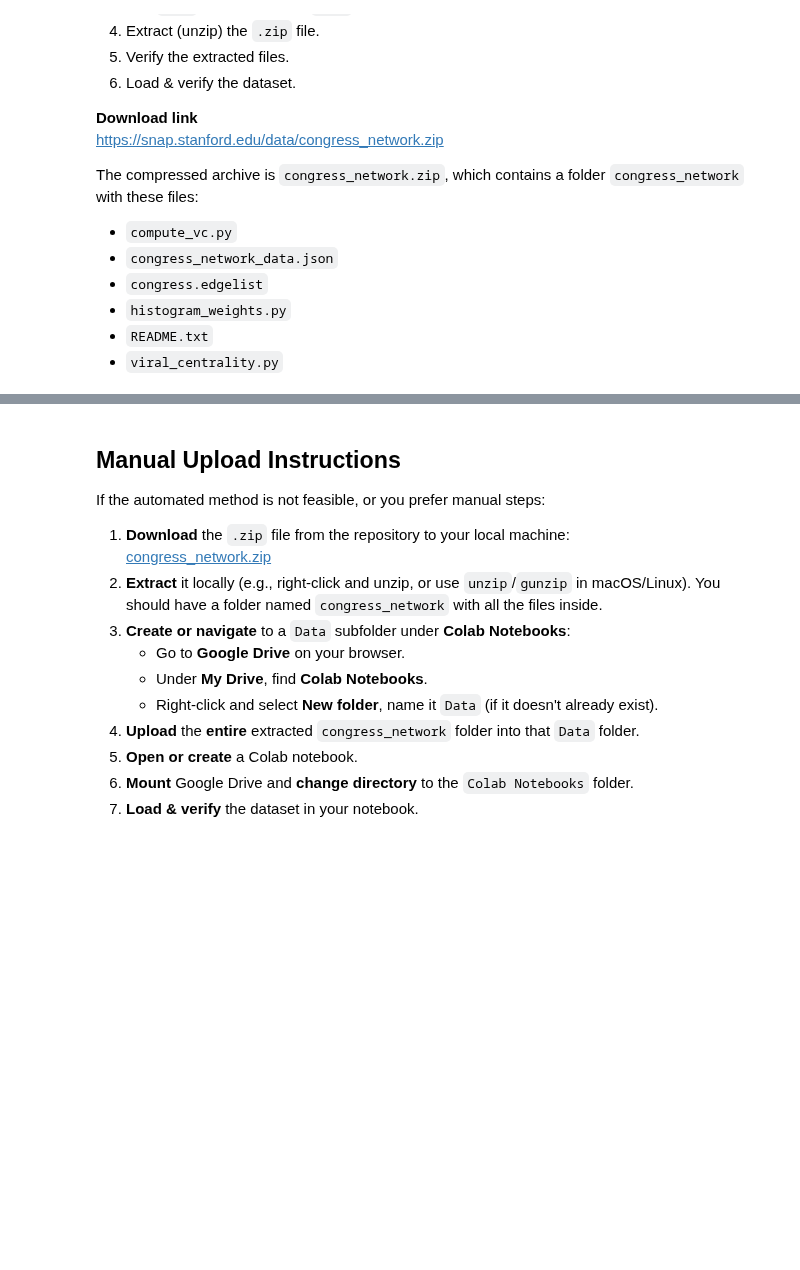
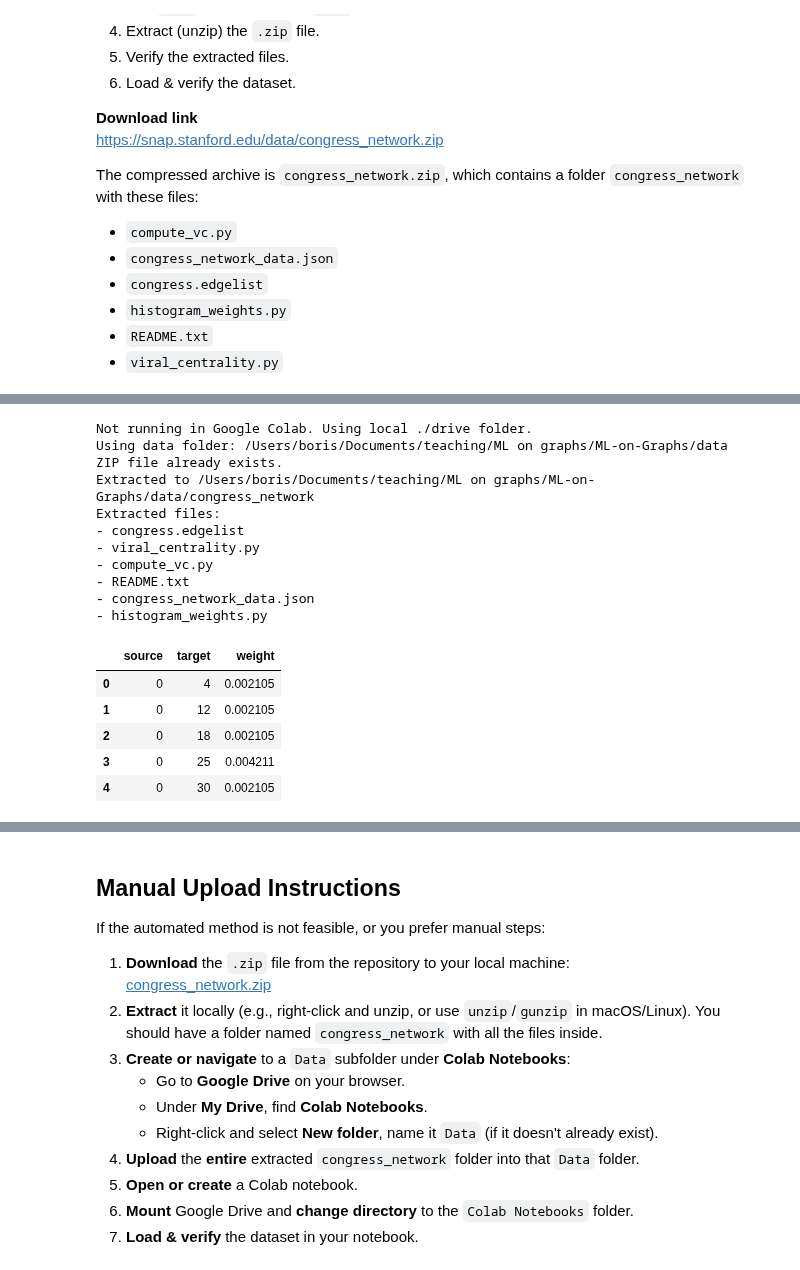
Before and after one commit to bgbg/ML-on-Graphs, a Jupyter notebook: 1_Introduction_to_Graphs_and_Networks.ipynb, the cells around one changed output, grey strips where cells are left out. Saved outputs shown, nothing was run; the diff lists cells and outputs as text; code cells hidden in the pictures; blank space fills up the shorter version.

```diff
--- a/1_Introduction_to_Graphs_and_Networks.ipynb
+++ b/1_Introduction_to_Graphs_and_Networks.ipynb
@@ -87,0 +41,70 @@ Archive:  congress_network.zip
+# %%
+# 1) Mount Google Drive (Colab only)
+import os
+
+if IN_COLAB:
+    drive.mount("/content/drive")
+    data_folder = "/content/drive/MyDrive/Colab Notebooks/Data"
+else:
+    print("Not running in Google Colab. Using local ./drive folder.")
+    data_folder = os.path.abspath(os.path.join(".", "data"))
+
+# 2) Create or navigate to the 'Data' subfolder
+os.makedirs(data_folder, exist_ok=True)
+print(f"Using data folder: {data_folder}")
+
+
+url = "https://snap.stanford.edu/data/congress_network.zip"
+zip_file_path = os.path.join(data_folder, "congress_network.zip")
+
+if not os.path.exists(zip_file_path):
+    import urllib.request
+
+    print("Downloading ZIP file...")
+    urllib.request.urlretrieve(url, zip_file_path)
+    print("Download complete.")
+else:
+    print("ZIP file already exists.")
+
+
+import zipfile
+
+extract_dir = os.path.join(data_folder, "congress_network")
+with zipfile.ZipFile(zip_file_path, "r") as zip_ref:
+    zip_ref.extractall(data_folder)
+    print(f"Extracted to {extract_dir}")
+
+# 5) Verify the extracted files
+print("Extracted files:")
+for f in os.listdir(extract_dir):
+    print(f"- {f}")
+
+# 6) Load & verify the dataset
+import pandas as pd
+
+edgelist_path = os.path.join(extract_dir, "congress.edgelist")
+data = []
+for line in open(edgelist_path):
+    s, t, weight = line.strip().split(maxsplit=2)
+    weight = float(weight.split()[-1].replace("}", ""))
+    data.append((int(s), int(t), weight))
+df_edges = pd.DataFrame(data, columns=["source", "target", "weight"])
+df_edges.head()
+# %% [output]
+Not running in Google Colab. Using local ./drive folder.
+Using data folder: /Users/boris/Documents/teaching/ML on graphs/ML-on-Graphs/data
+ZIP file already exists.
+Extracted to /Users/boris/Documents/teaching/ML on graphs/ML-on-Graphs/data/congress_network
+Extracted files:
+- congress.edgelist
+- viral_centrality.py
+- compute_vc.py
+- README.txt
+- congress_network_data.json
+- histogram_weights.py
+|  | source | target | weight |
+| 0 | 0 | 4 | 0.002105 |
+| 1 | 0 | 12 | 0.002105 |
+| 2 | 0 | 18 | 0.002105 |
+| 3 | 0 | 25 | 0.004211 |
+| 4 | 0 | 30 | 0.002105 |
```
Also changed, not shown: parts of 44 cells of this notebook.
